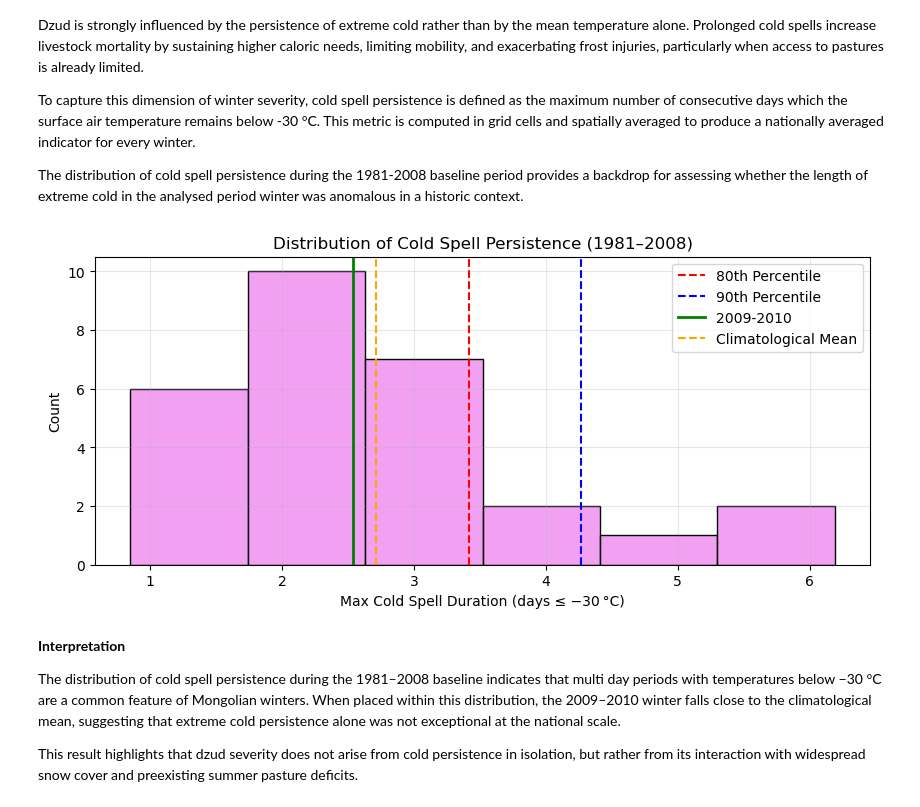
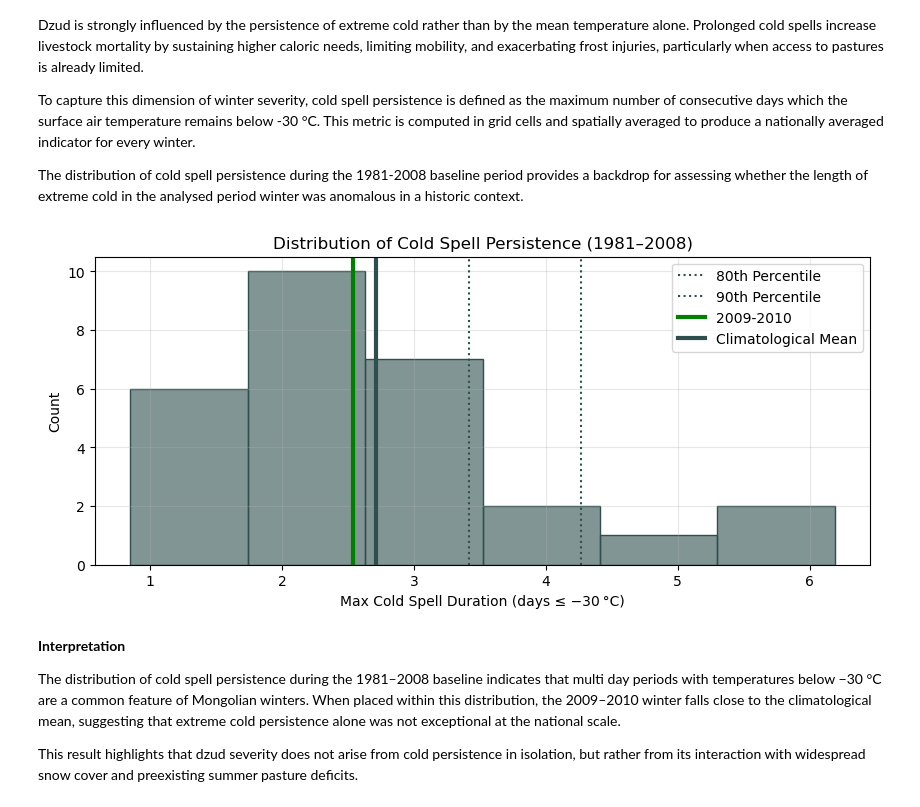
Before and after one commit to sgosmyt2/climate-extremes-risk-analysis, a Jupyter notebook: notebooks/MongoliaDzudExtremeWeather.ipynb, the cells around one changed output. Saved outputs shown, nothing was run; the diff lists cells and outputs as text; code cells hidden in the pictures.

Commit message:
Unified all colours for the visualisations

```diff
--- a/notebooks/MongoliaDzudExtremeWeather.ipynb
+++ b/notebooks/MongoliaDzudExtremeWeather.ipynb
@@ -103,6 +103,8 @@ import cdsapi
 import os
 import glob
 import zipfile
+
+bcolor = "darkslategrey"
 
 c = cdsapi.Client()
 
@@ -586,43 +592,44 @@ p80 = baseline_cold.quantile(0.80)
 p90 = baseline_cold.quantile(0.90)
 
 plt.figure(figsize=(10,4))
 sns.histplot(
     baseline_cold,
     bins=bins_dist,
-    color="violet",
-    edgecolor="black"
+    color=bcolor,
+    alpha=0.6,
+    edgecolor=bcolor
 )
 plt.axvline(
     p80,
-    color="red",
-    linestyle="--",
+    color=bcolor,
+    linestyle=":",
     label="80th Percentile"
 )
 plt.axvline(
     p90,
-    color="blue",
-    linestyle="--",
+    color=bcolor,
+    linestyle=":",
     label="90th Percentile"
 )
 plt.axvline(
     event_cspell,
     color="green",
-    linewidth=2,
+    linewidth=3,
     label="2009-2010"
 )
 plt.axvline(
     mean_cspell,
-    color="orange",
-    linestyle="--",
+    color=bcolor,
+    linewidth=3,
     label="Climatological Mean"
 )
 plt.xlabel("Max Cold Spell Duration (days ≤ −30 °C)")
 plt.title("Distribution of Cold Spell Persistence (1981–2008)")
 plt.legend()
 plt.grid(alpha=0.3)
 plt.show()
 # %% [output]
-[figure, old version]
+[figure, new version]
 # %% [markdown]
 **Interpretation**
 
```
Also changed, not shown: parts of 7 cells of this notebook, 2 other files.
